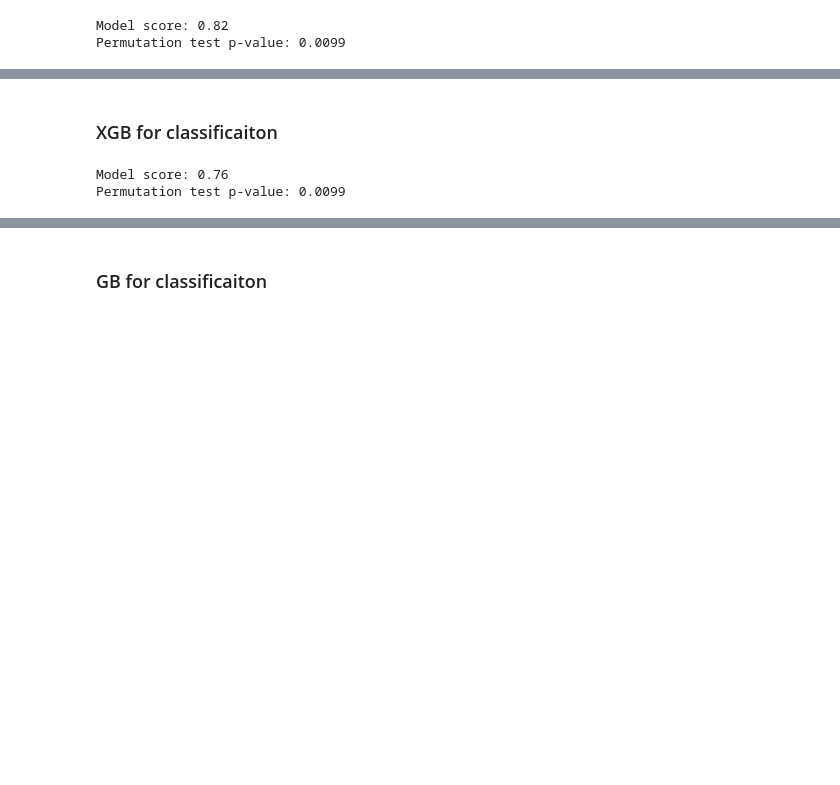
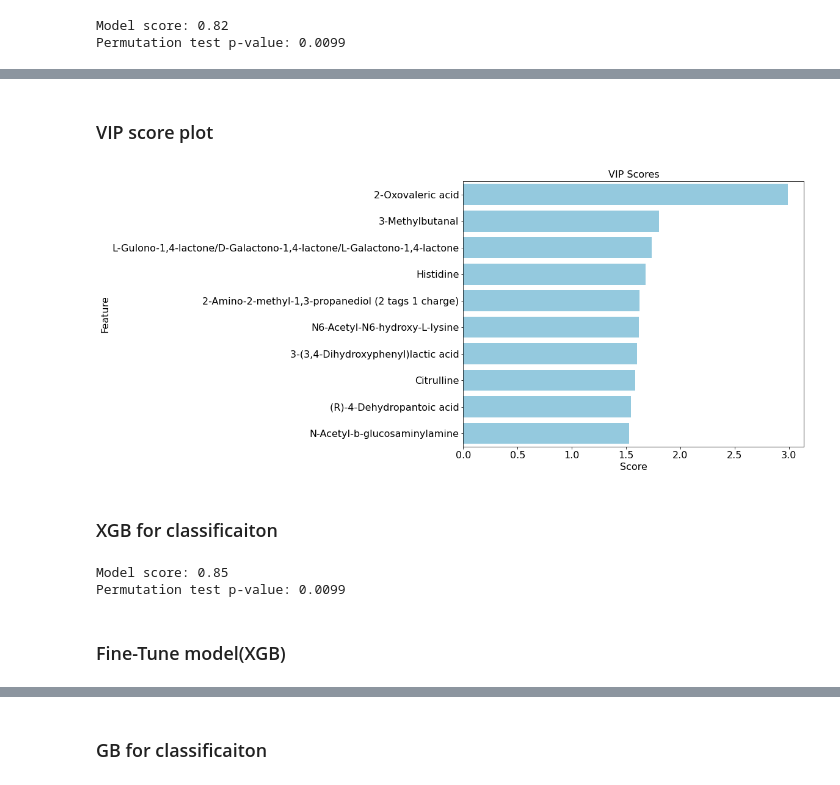
Before and after one commit to jamesleocodes/Diabetic_Retinopathy_ML, a Jupyter notebook: dR_ML.ipynb, the cells around one changed output, grey strips where cells are left out. Saved outputs shown, nothing was run; the diff lists cells and outputs as text; code cells hidden in the pictures; blank space fills up the shorter version.

```diff
--- a/dR_ML.ipynb
+++ b/dR_ML.ipynb
@@ -188,3 +278,48 @@ Permutation test p-value: 0.0099
+# %% [markdown]
+### VIP score plot
+# %%
+def calculate_vip(model):
+    t = model.x_scores_
+    w = model.x_weights_
+    q = model.y_loadings_
+    p, h = w.shape
+
+    vips = np.zeros((p,))
+
+    s = np.diag(t.T @ t @ q.T @ q).reshape(h, -1)
+    total_s = np.sum(s)
+
+    for i in range(p):
+        weight = np.array([ (w[i,j] / np.linalg.norm(w[:,j]))**2 for j in range(h) ])
+        vips[i] = np.sqrt(p*(s.T @ weight)/total_s)
+
+    return vips
+
+# Load the model from disk
+filename = 'models/finalized_pls_da_model.sav'
+best_model = pickle.load(open(filename, 'rb'))
+
+# Calculate VIP scores
+vip_scores = calculate_vip(best_model)
+# %%
+# Assume we have some feature names in a list
+feature_names = df.columns[1:168]  # replace with your actual feature names
+
+# Create a DataFrame for easier plotting
+df_vip = pd.DataFrame({'Feature': feature_names, 'VIP': vip_scores})
+
+# Sort by VIP score
+df_vip = df_vip.sort_values('VIP', ascending=False).head(10)
+
+# Create a horizontal bar plot (similar style to SHAP summary plot)
+plt.figure(figsize=(10, 8))
+sns.barplot(x='VIP', y='Feature', data=df_vip, orient='h', color='skyblue')
+plt.title('VIP Scores')
+plt.xlabel('Score')
+plt.ylabel('Feature')
+plt.show()
+# %% [output]
+[figure, added]
 # %% [markdown]
 ### XGB for classificaiton
 # %%
@@ -195,10 +330,12 @@ cv = StratifiedKFold(n_splits=5, shuffle=True, random_state=42)
 
 # Perform permutation test
 score, permutation_scores, pvalue = permutation_test_score(
-    model, x, y, scoring="accuracy", cv=cv, n_permutations=100, n_jobs=1)
+    model, x, y, scoring="roc_auc", cv=cv, n_permutations=100, n_jobs=1)
 
 print(f"Model score: {score:.2f}")
 print(f"Permutation test p-value: {pvalue:.4f}")
 # %% [output]
-Model score: 0.76
+Model score: 0.85
 Permutation test p-value: 0.0099
+# %% [markdown]
+### Fine-Tune model(XGB)
```
Also changed, not shown: parts of 38 cells of this notebook, 10 other files.
